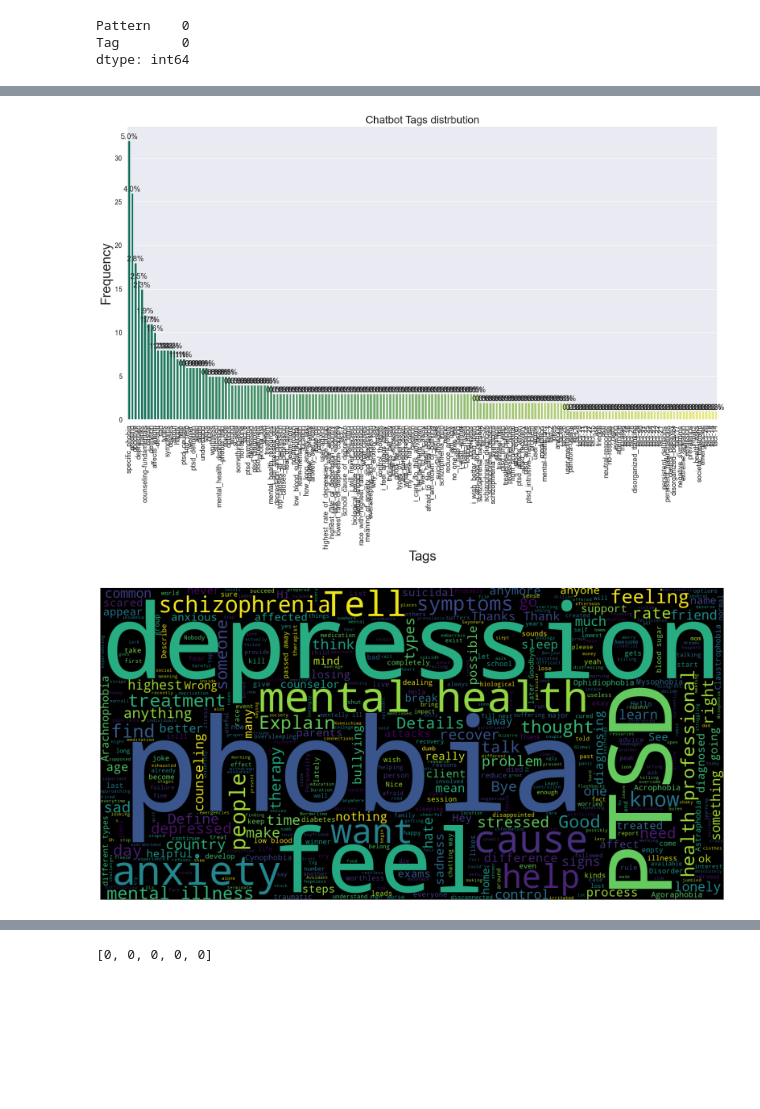
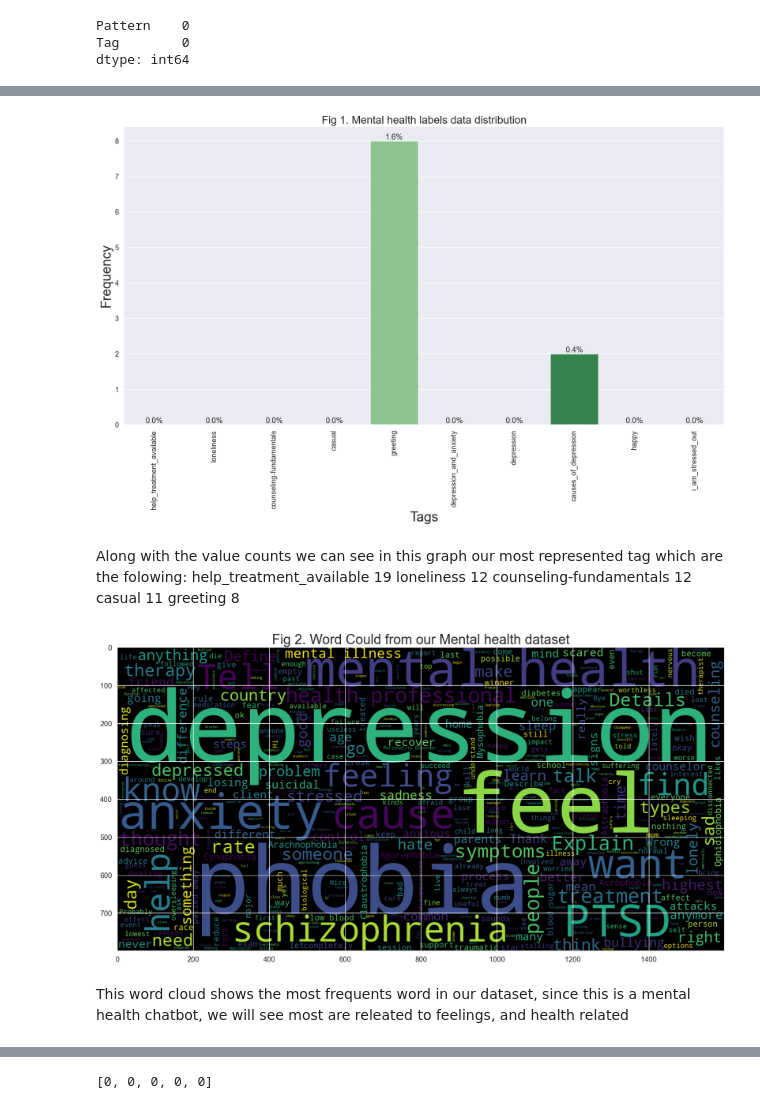
Before and after one commit to raemilcf/chatbotMentalHealth, a Jupyter notebook: MentalHealthChatbot.ipynb, the cells around one changed output, grey strips where cells are left out. Drawn from its saved outputs; the diff is of its cells as text; code cells hidden in the pictures; blank space fills up the shorter version.

```diff
--- a/MentalHealthChatbot.ipynb
+++ b/MentalHealthChatbot.ipynb
@@ -443,16 +489,63 @@ def count_plot(x, df, title, xlabel, ylabel, width, height, order = None, rotati
 # %%
+#create a distribution of our tag or labels
+
+#get list of tags - only show top 10 tags
+top_tags = df['Tag'].value_counts().index[:10]
+
+
+# Filter the DataFrame to include rows with top 10 tags
+df_top = df[df['Tag'].isin(top_tags)].head(10)
+
+
+#size of font
 sns.set(font_scale = 1.2)
-order = df['Tag'].value_counts().index
-count_plot(df['Tag'], df, "Chatbot Tags distrbution", "Tags", "Frequency", 20,10, order=order,rotation=True, palette="summer")
+
+#size of the figure
+plt.figure(figsize=(20,10))
+#use sns countplot to show the top 10 tags
+ax = sns.countplot(x='Tag', data=df_top, palette='Greens', order = top_tags, hue=None)
+#add title
+plt.title("Fig 1. Mental health labels data distribution", fontsize=20)
+#add tick rotation for readability
+plt.xticks(rotation = 'vertical')
+#add x and y labels
+plt.xlabel('Tags', fontsize=25)
+plt.ylabel('Frequency', fontsize=25)
+ax.yaxis.set_label_position('left')
+
+#add percentage to each bar
+for p in ax.patches:
+    x=p.get_bbox().get_points()[:,0]
+    y=p.get_bbox().get_points()[1,1]
+    ax.annotate('{:.1f}%'.format(100.*y/len(df)), (x.mean(), y),
+                ha='center', va='bottom') # set the alignment of the text
+
+#show graph
+plt.show()
 # %% [output]
-[figure, old version]
+[figure, new version]
+# %% [markdown]
+Along with the value counts we can see in this graph our most represented tag which are the folowing:
+help_treatment_available 19
+loneliness 12
+counseling-fundamentals 12
+casual 11
+greeting 8
 # %%
+#word cloud with our most repeated words
+
+#define figure size
 plt.figure(figsize=(20, 20))
+#define a word cloud with max 2000 words and without stopwords (from same wordcloud)
 wc = WordCloud(max_words=2000, width=1600, height=800, stopwords=STOPWORDS).generate(' '.join(df['Pattern']))
+#show image
 plt.imshow(wc, interpolation='bilinear')
-plt.xticks([])
-plt.yticks([])
+#add title
+plt.title("Fig 2. Word Could from our Mental health dataset", fontsize=25)
+
 plt.show()
 # %% [output]
-[figure, old version]
+[figure, new version]
+# %% [markdown]
+This word cloud shows the most frequents word in our dataset, since this is a mental health chatbot, we will see most are releated to feelings, and health related
 # %%
```
Also changed, not shown: parts of 70 cells of this notebook, 12 other files.
